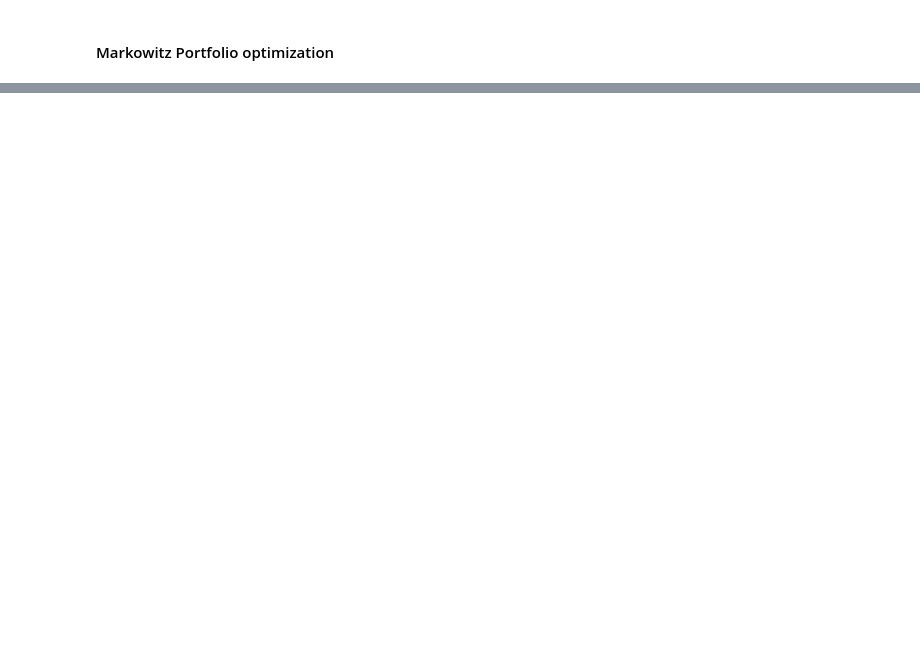
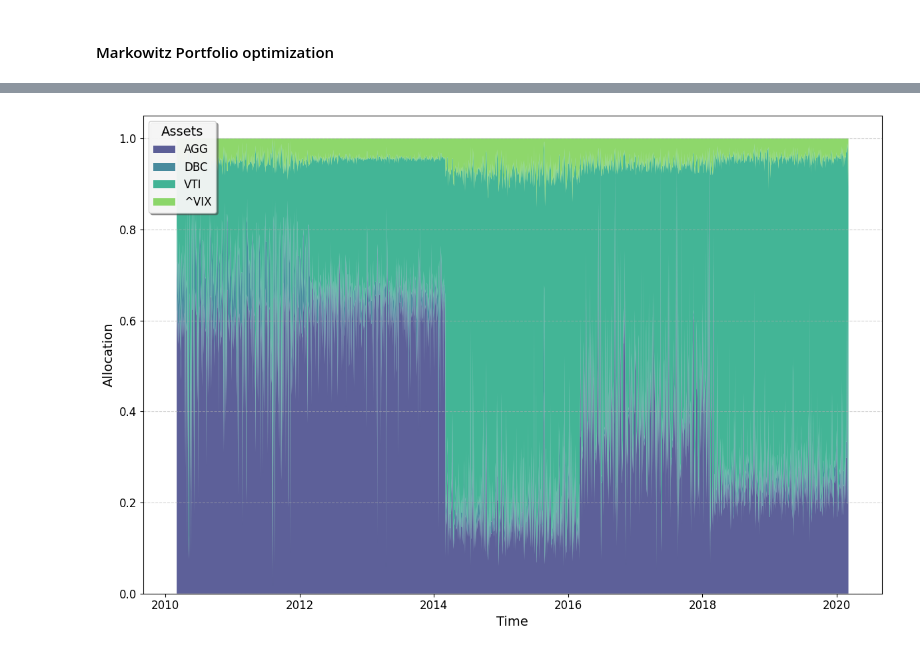
Before and after one commit to QMoayedpour/Advanced_ML_Ensae, a Jupyter notebook: ntbk/paper_implementation.ipynb, the cells around one changed output, grey strips where cells are left out. Drawn from its saved outputs; the diff is of its cells as text; code cells hidden in the pictures; blank space fills up the shorter version.

```diff
--- a/ntbk/paper_implementation.ipynb
+++ b/ntbk/paper_implementation.ipynb
@@ -310,0 +319,4 @@ plot_cumulatives(list_results, list_names)
+# %%
+plot_stack(out_rnn)
+# %% [output]
+[figure, added]
```
Also changed, not shown: parts of 9 cells of this notebook, 7 other files.
